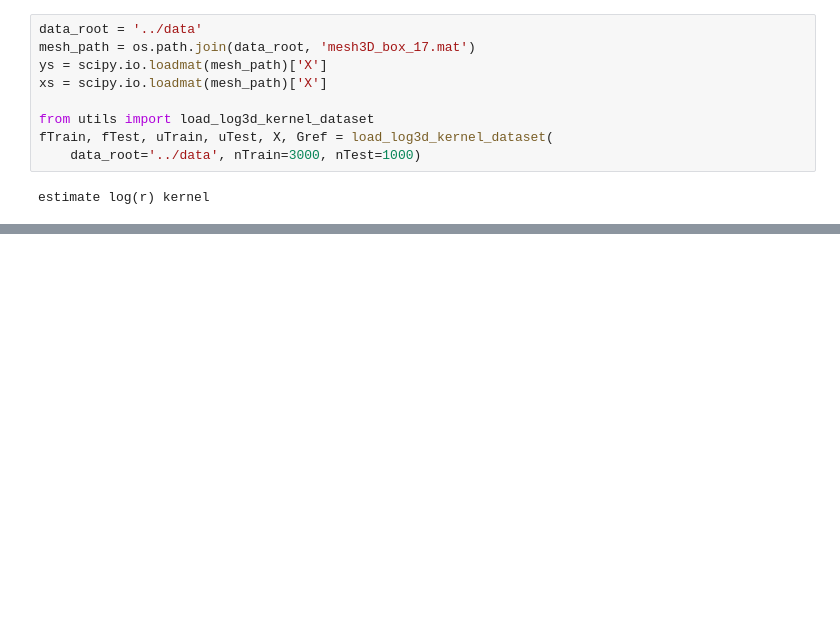
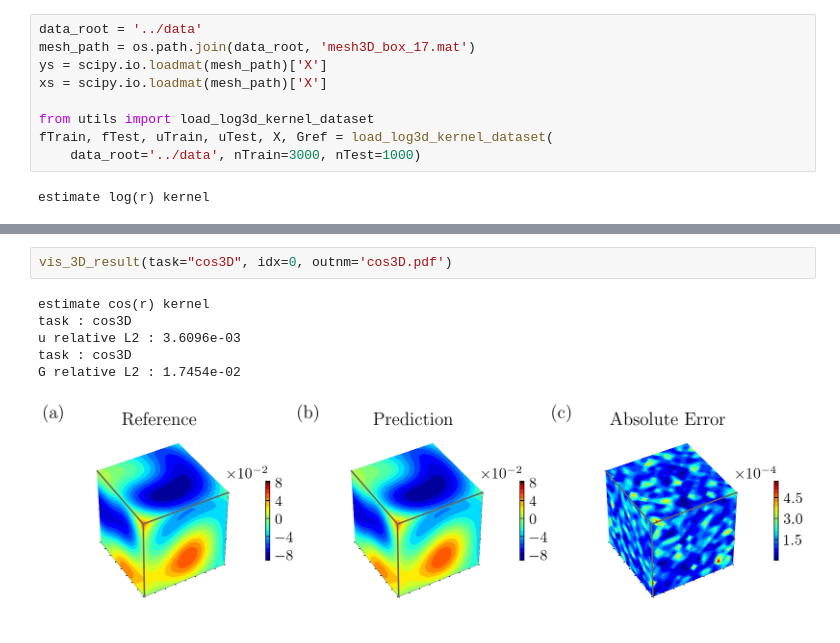
Before and after one commit to linye-boli/OGA-KernelEstimation, a Jupyter notebook: vis/vis3D.ipynb, the cells around one changed output, grey strips where cells are left out. Cells and saved outputs as stored; diff of their text form; blank space fills up the shorter version.

```diff
--- a/vis/vis3D.ipynb
+++ b/vis/vis3D.ipynb
@@ -209,0 +241,9 @@ relative L2 : 1.0195e-02
+# %%
+vis_3D_result(task="cos3D", idx=0, outnm='cos3D.pdf')
+# %% [output]
+estimate cos(r) kernel
+task : cos3D
+u relative L2 : 3.6096e-03
+task : cos3D
+G relative L2 : 1.7454e-02
+[figure, added]
```
Also changed, not shown: parts of 10 cells of this notebook, 16 other files.
